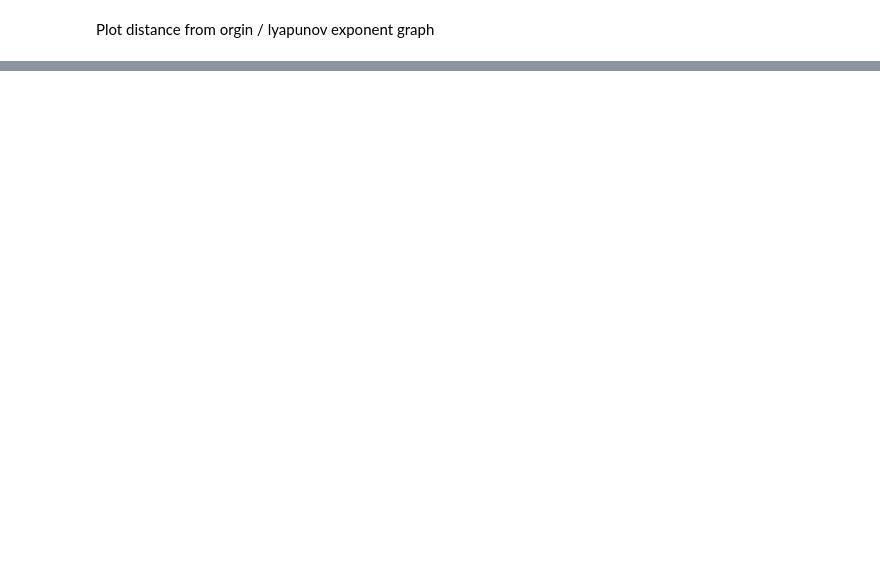
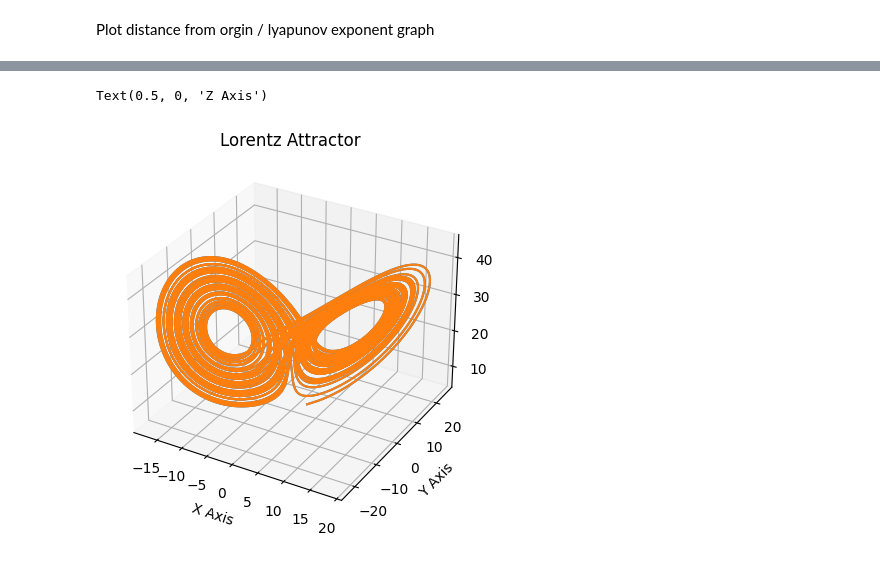
Before and after one commit to ly49nkallo/Research2023, a Jupyter notebook: Research2/lortentz_attractor.ipynb, the cells around one changed output, grey strips where cells are left out. Drawn from its saved outputs; the diff is of its cells as text; code cells hidden in the pictures; blank space fills up the shorter version.

```diff
--- a/Research2/lortentz_attractor.ipynb
+++ b/Research2/lortentz_attractor.ipynb
@@ -174,0 +199,14 @@ Text(0, 0.5, 'Exponent')
+# %%
+hist = RK2(2, 3, 5, 45, dt, True)
+# %%
+plt.figure()
+ax = plt.axes(projection='3d')
+ax.plot(*hist.T)
+ax.plot(*hist.T)
+ax.set_title('Lorentz Attractor')
+ax.set_xlabel('X Axis')
+ax.set_ylabel('Y Axis')
+ax.set_zlabel('Z Axis')
+# %% [output]
+Text(0.5, 0, 'Z Axis')
+[figure, added]
```
Also changed, not shown: parts of 16 cells of this notebook, 3 other files.
